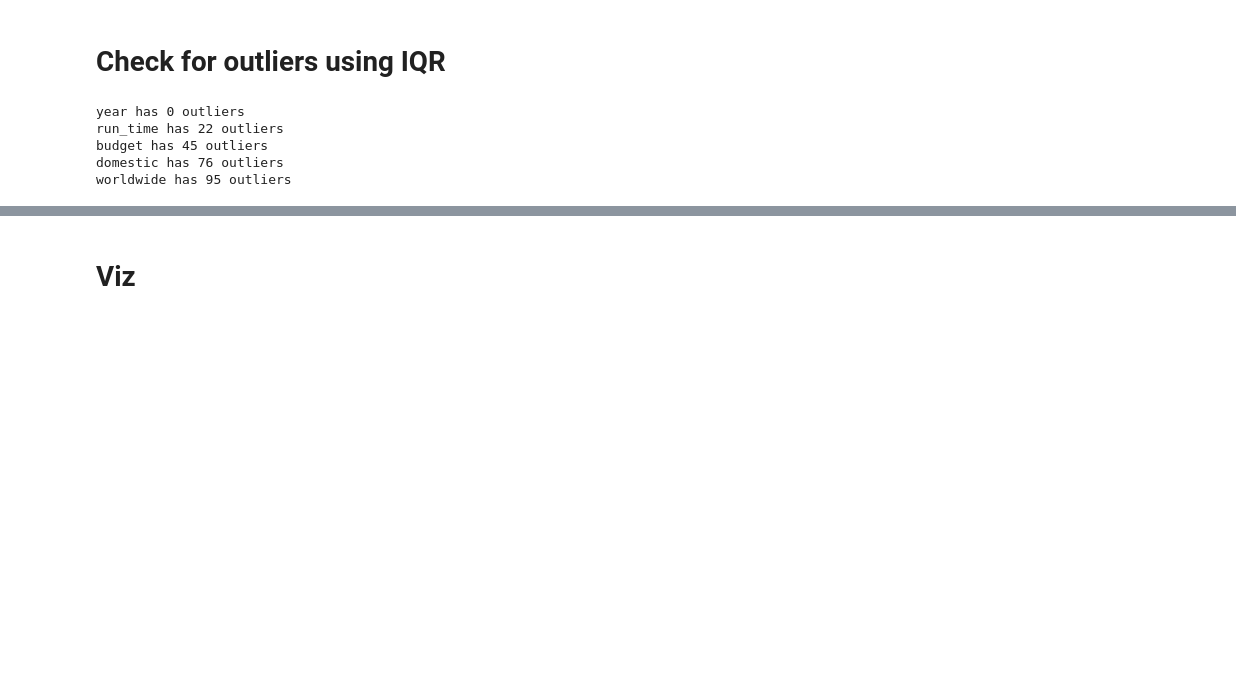
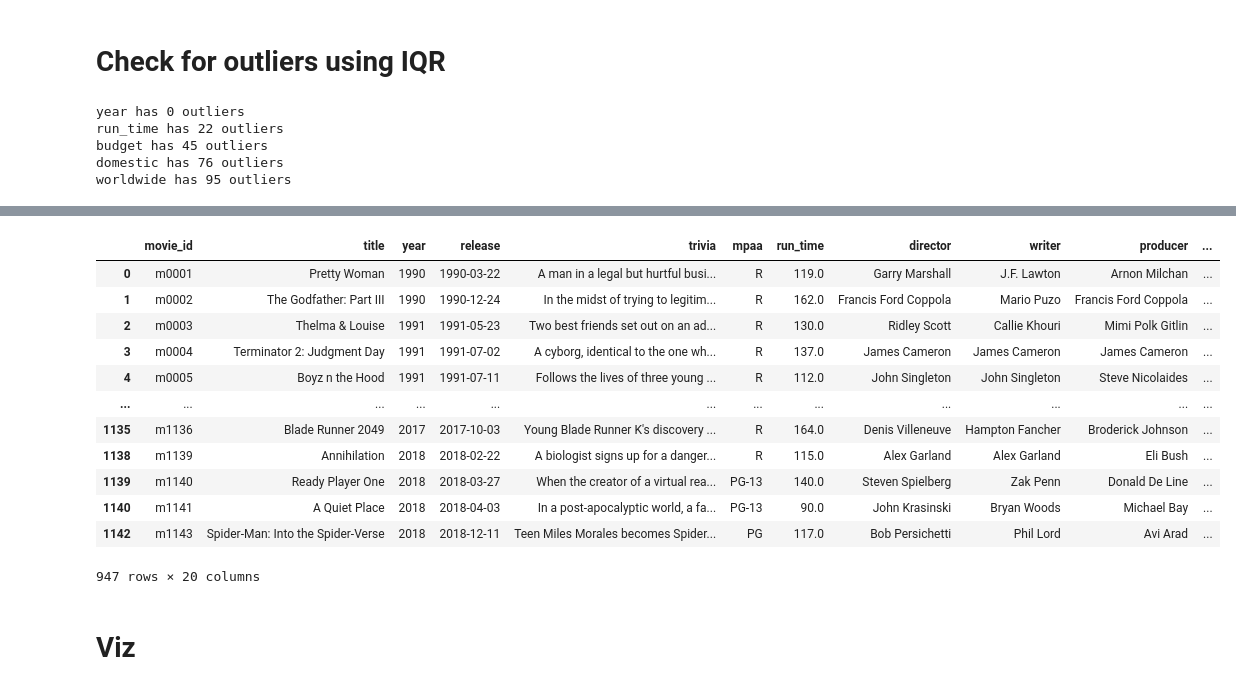
Before and after one commit to sansanity/CS4050-NB, a Jupyter notebook: INITIAL_DATA_CLEANING.ipynb, the cells around one changed output, grey strips where cells are left out. Drawn from its saved outputs; the diff is of its cells as text; code cells hidden in the pictures; blank space fills up the shorter version.

```diff
--- a/INITIAL_DATA_CLEANING.ipynb
+++ b/INITIAL_DATA_CLEANING.ipynb
@@ -121,2 +179,18 @@ worldwide has 95 outliers
+# %%
+movies_df
+# %% [output]
+|  | movie_id | title | year | release | trivia | mpaa | run_time | director | writer | producer | ... |
+| 0 | m0001 | Pretty Woman | 1990 | 1990-03-22 | A man in a legal but hurtful busi... | R | 119.0 | Garry Marshall | J.F. Lawton | Arnon Milchan | ... |
+| 1 | m0002 | The Godfather: Part III | 1990 | 1990-12-24 | In the midst of trying to legitim... | R | 162.0 | Francis Ford Coppola | Mario Puzo | Francis Ford Coppola | ... |
+| 2 | m0003 | Thelma & Louise | 1991 | 1991-05-23 | Two best friends set out on an ad... | R | 130.0 | Ridley Scott | Callie Khouri | Mimi Polk Gitlin | ... |
+| 3 | m0004 | Terminator 2: Judgment Day | 1991 | 1991-07-02 | A cyborg, identical to the one wh... | R | 137.0 | James Cameron | James Cameron | James Cameron | ... |
+| 4 | m0005 | Boyz n the Hood | 1991 | 1991-07-11 | Follows the lives of three young ... | R | 112.0 | John Singleton | John Singleton | Steve Nicolaides | ... |
+| ... | ... | ... | ... | ... | ... | ... | ... | ... | ... | ... | ... |
+| 1135 | m1136 | Blade Runner 2049 | 2017 | 2017-10-03 | Young Blade Runner K's discovery ... | R | 164.0 | Denis Villeneuve | Hampton Fancher | Broderick Johnson | ... |
+| 1138 | m1139 | Annihilation | 2018 | 2018-02-22 | A biologist signs up for a danger... | R | 115.0 | Alex Garland | Alex Garland | Eli Bush | ... |
+| 1139 | m1140 | Ready Player One | 2018 | 2018-03-27 | When the creator of a virtual rea... | PG-13 | 140.0 | Steven Spielberg | Zak Penn | Donald De Line | ... |
+| 1140 | m1141 | A Quiet Place | 2018 | 2018-04-03 | In a post-apocalyptic world, a fa... | PG-13 | 90.0 | John Krasinski | Bryan Woods | Michael Bay | ... |
+| 1142 | m1143 | Spider-Man: Into the Spider-Verse | 2018 | 2018-12-11 | Teen Miles Morales becomes Spider... | PG | 117.0 | Bob Persichetti | Phil Lord | Avi Arad | ... |
+947 rows × 20 columns
 # %% [markdown]
 # Viz
```
Also changed, not shown: parts of 19 cells of this notebook.
